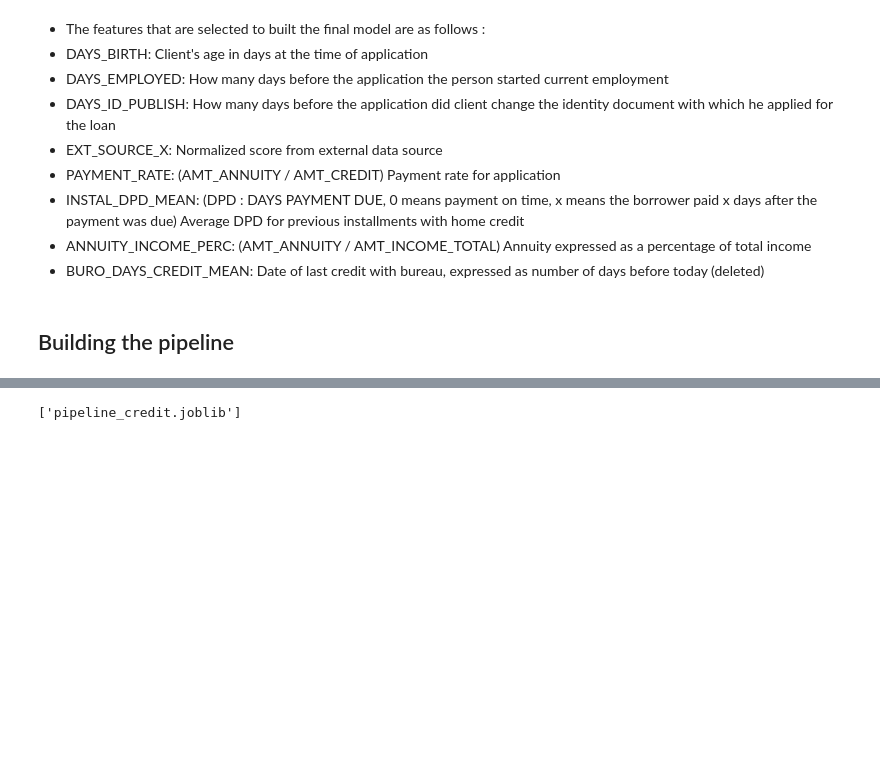
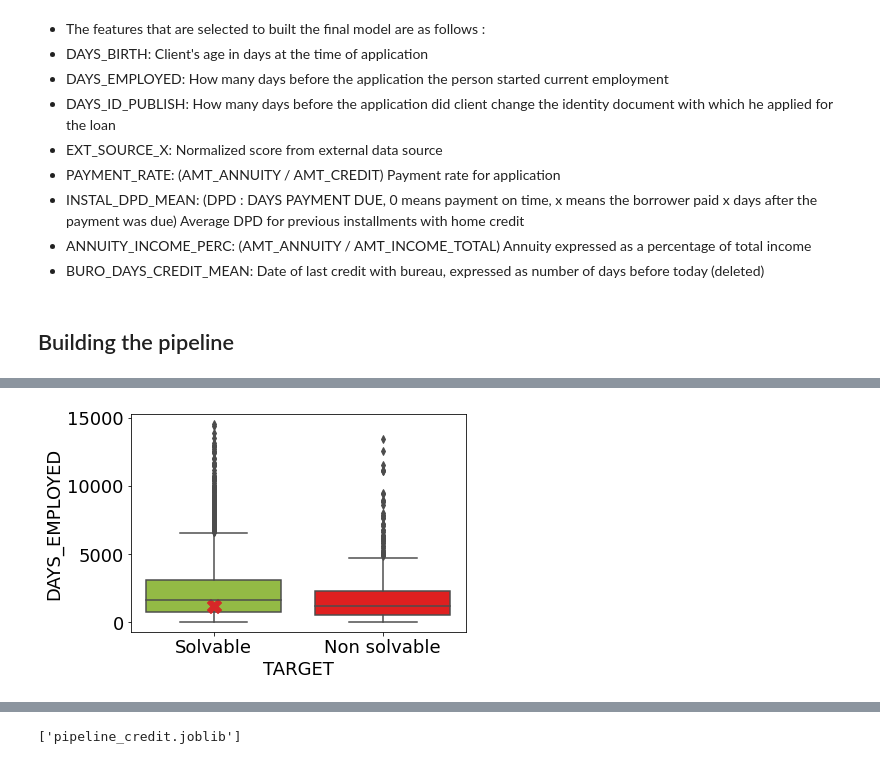
Before and after one commit to Nihal-EF/Dashboard, a Jupyter notebook: scoring.ipynb, the cells around one changed output, grey strips where cells are left out. Drawn from its saved outputs; the diff is of its cells as text; code cells hidden in the pictures; blank space fills up the shorter version.

```diff
--- a/scoring.ipynb
+++ b/scoring.ipynb
@@ -776,0 +1291,7 @@ credit unworthy       0.16      0.68      0.26     24825
+# %%
+#plt.bar(df_subset["TARGET"], df_subset["DAYS_EMPLOYED"])#, color = ["#9ACD32", "#FF0000"])
+sns.boxplot(data = df_subset, x= "TARGET", y = "DAYS_EMPLOYED", palette = ["#9ACD32", "#FF0000"])
+plt.scatter(df_subset.iloc[0].TARGET, df_subset.iloc[0].DAYS_EMPLOYED, marker='X', s=200, c = '#d62728')
+plt.rcParams['font.size'] = 24
+# %% [output]
+[figure, added]
```
Also changed, not shown: parts of 66 cells of this notebook.
